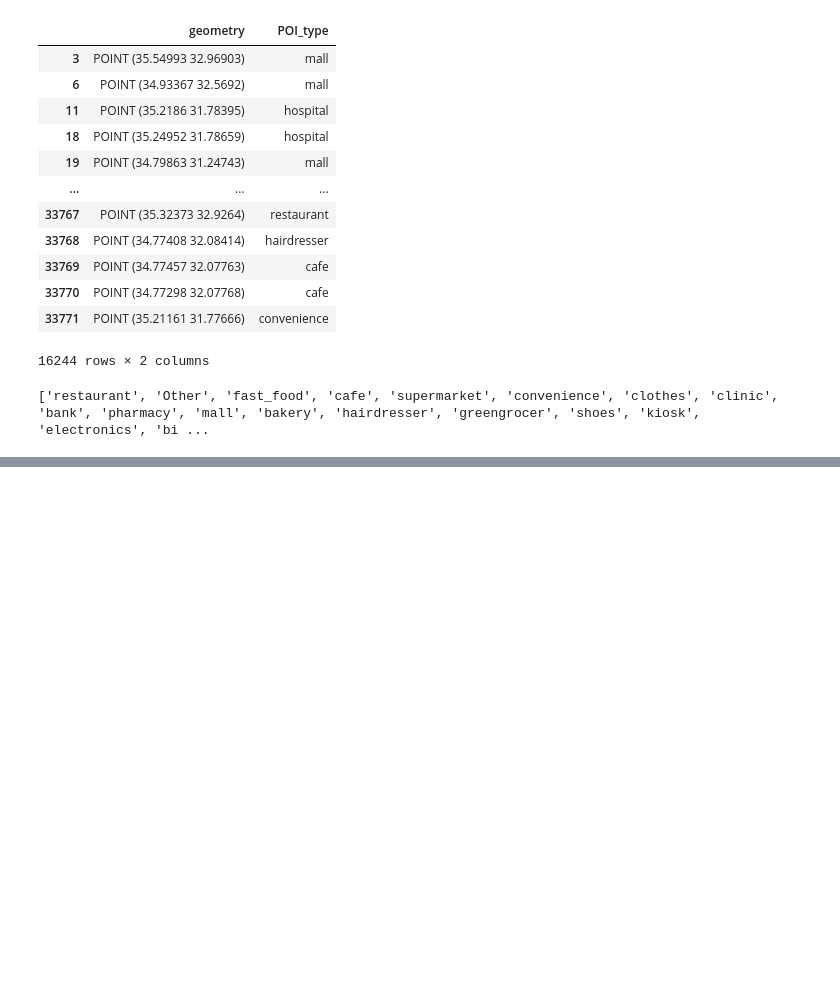
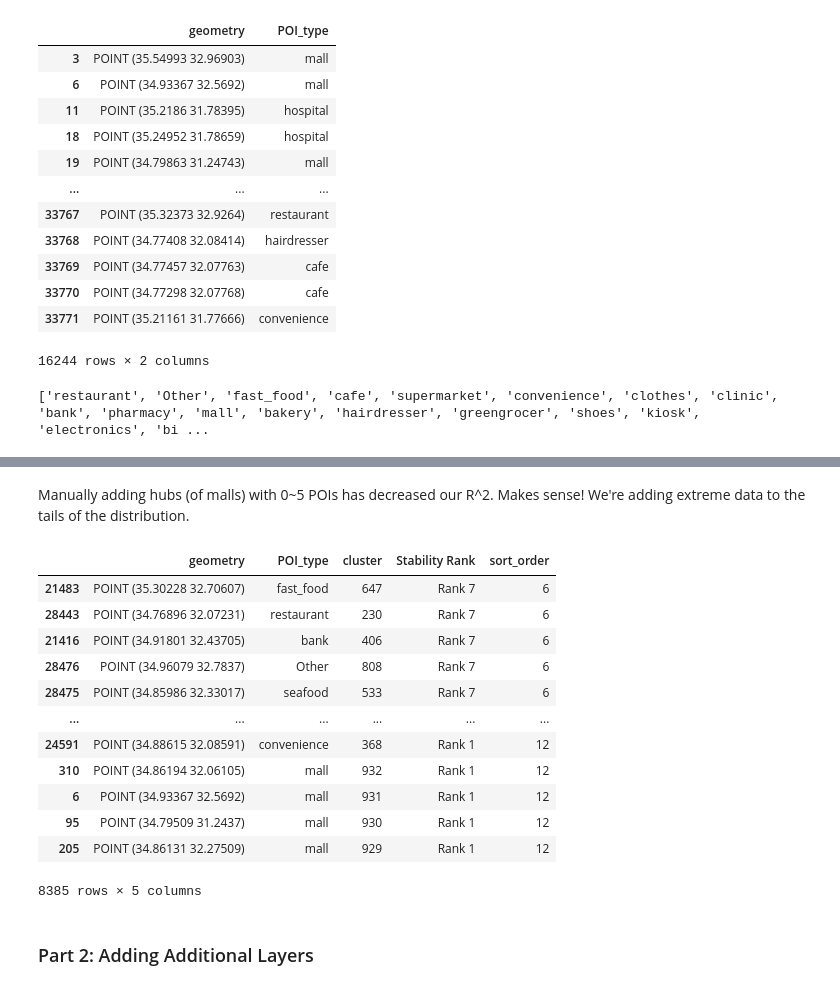
Before and after one commit to Mijael1999/EV-Charging-Station-demand-map, a Jupyter notebook: ev_project_notebook.ipynb, the cells around one changed output, grey strips where cells are left out. Saved outputs shown, nothing was run; the diff lists cells and outputs as text; code cells hidden in the pictures; blank space fills up the shorter version.

```diff
--- a/ev_project_notebook.ipynb
+++ b/ev_project_notebook.ipynb
@@ -720,0 +834,33 @@ map_fig.show()
+# %%
+# Let's start by getting all cluster IDs that contain a mall (that aren't '-1', noise)
+c_ids = malls_only.loc[malls_only['cluster'] != -1, 'cluster'].unique()
+
+# if not 'noise' and is in a cluster with a mall, become rank 1
+poi_df.loc[poi_df['cluster'].isin(c_ids), 'Stability Rank'] = 'Rank 1'
+
+# if 'noise' and is a mall, become rank 1 and also add all 'noise' POIs to it as a cluster in a 100m radius
+noise_malls = malls_only[malls_only['cluster'] == -1]
+
+# Extract lat (y) and lon (x) from the GeoSeries
+noise_points_df = poi_df[poi_df['Stability Rank'] == 'Noise']
+noise_lat = noise_points_df.geometry.y.values
+noise_lon = noise_points_df.geometry.x.values
+mall_lat = noise_malls.geometry.y.values
+mall_lon = noise_malls.geometry.x.values
+
+# Stack them into (N, 2) arrays and convert to radians
+noise_coords = np.radians(np.stack([noise_lat, noise_lon], axis=-1))
+mall_coords = np.radians(np.stack([mall_lat, mall_lon], axis=-1))
+
+tree = BallTree(noise_coords, metric='haversine')
+radius = 0.1 / 6371.0 # 100m
+indices = tree.query_radius(mall_coords, r=radius) # go over every 'noise' mall and check for other 'noise's in a 100m radius
+
+# now let's promote them!
+for idx_list in indices:
+    target_indices = noise_points_df.index[idx_list]
+    poi_df.loc[target_indices, 'Stability Rank'] = 'Rank 1'
+    poi_df.loc[target_indices, 'cluster'] = int(poi_df['cluster'].max()) + 1
+
+# Let's check the results now
+print(poi_df.loc[poi_df['POI_type'] == 'mall', 'Stability Rank'].value_counts()) # Great! All malls are rank 1 now.
@@ -720,0 +1050,22 @@ map_fig.show()
+# %% [markdown]
+Manually adding hubs (of malls) with 0~5 POIs has decreased our R^2. Makes sense! We're adding extreme data to the tails of the distribution.
+# %%
+# Before moving on, I'll take the opportunity to clean up poi_df
+# poi_df.drop(columns='temp_score', inplace=True)
+poi_df[poi_df['cluster'] != -1]
+# %% [output]
+|  | geometry | POI_type | cluster | Stability Rank | sort_order |
+| 21483 | POINT (35.30228 32.70607) | fast_food | 647 | Rank 7 | 6 |
+| 28443 | POINT (34.76896 32.07231) | restaurant | 230 | Rank 7 | 6 |
+| 21416 | POINT (34.91801 32.43705) | bank | 406 | Rank 7 | 6 |
+| 28476 | POINT (34.96079 32.7837) | Other | 808 | Rank 7 | 6 |
+| 28475 | POINT (34.85986 32.33017) | seafood | 533 | Rank 7 | 6 |
+| ... | ... | ... | ... | ... | ... |
+| 24591 | POINT (34.88615 32.08591) | convenience | 368 | Rank 1 | 12 |
+| 310 | POINT (34.86194 32.06105) | mall | 932 | Rank 1 | 12 |
+| 6 | POINT (34.93367 32.5692) | mall | 931 | Rank 1 | 12 |
+| 95 | POINT (34.79509 31.2437) | mall | 930 | Rank 1 | 12 |
+| 205 | POINT (34.86131 32.27509) | mall | 929 | Rank 1 | 12 |
+8385 rows × 5 columns
+# %% [markdown]
+### Part 2: Adding Additional Layers
```
Also changed, not shown: parts of 22 cells of this notebook.
